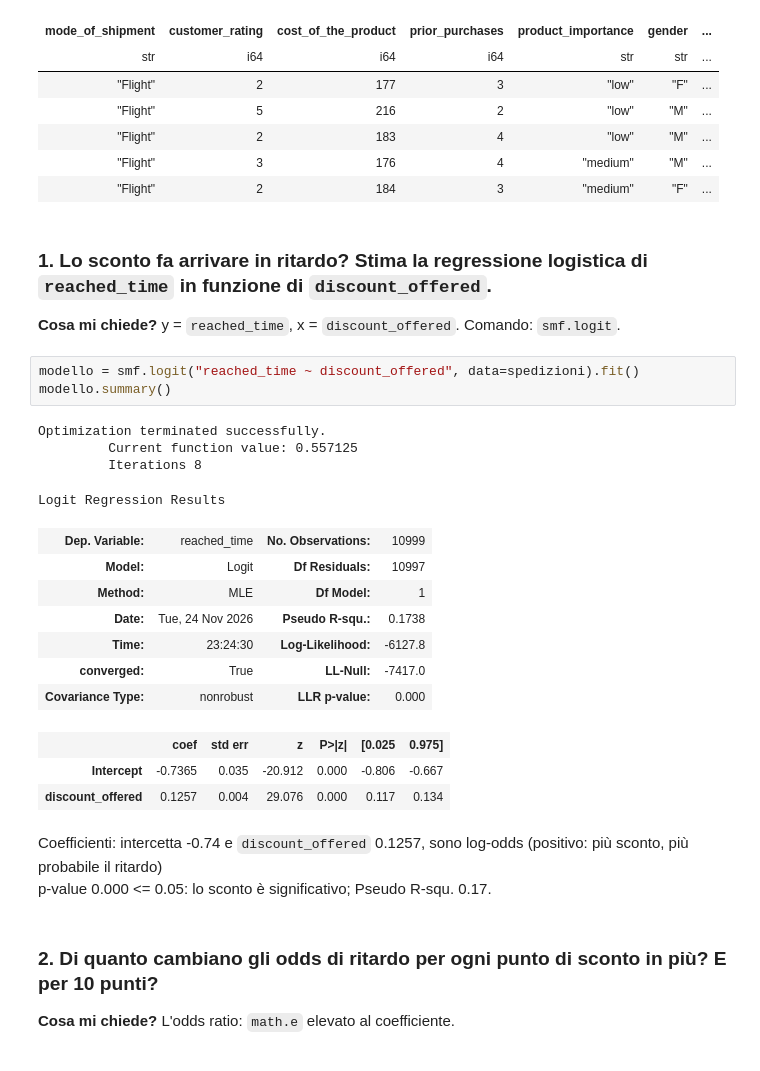
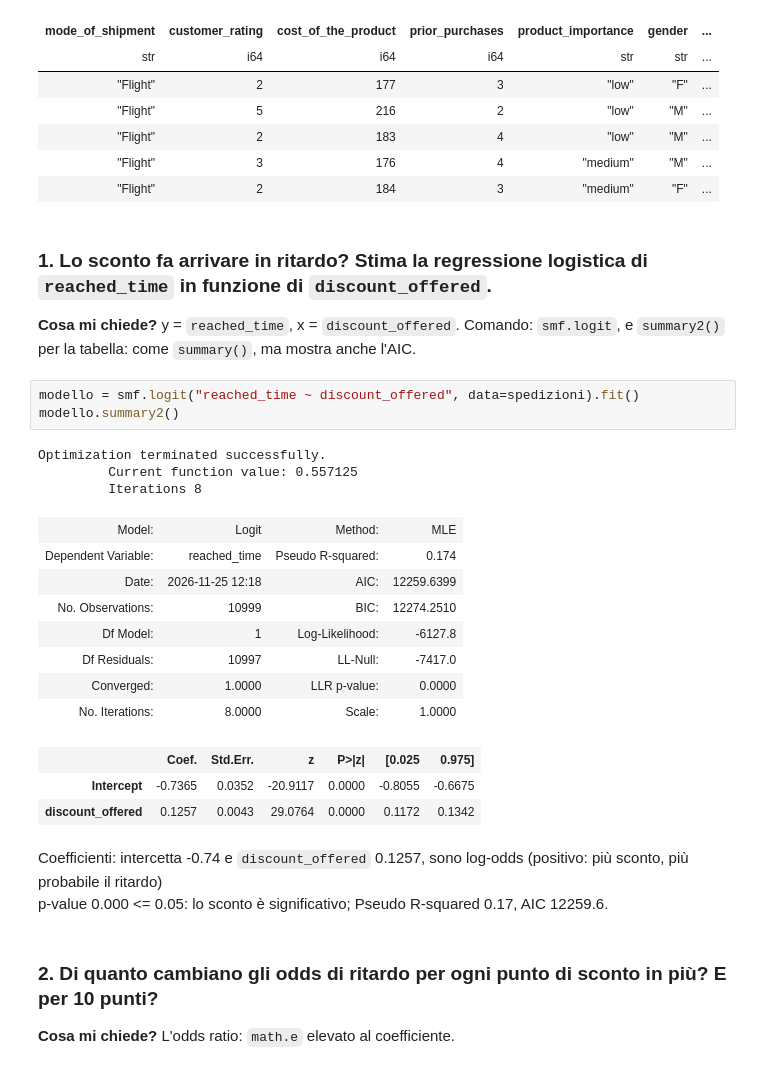
Before and after one commit to vincnardelli/msd, a Jupyter notebook: codice/3/regressione_shipping.ipynb, the cells around one changed output. Drawn from its saved outputs; the diff is of its cells as text.

```diff
--- a/codice/3/regressione_shipping.ipynb
+++ b/codice/3/regressione_shipping.ipynb
@@ -26,28 +26,28 @@ shape: (5, 9)
 # %% [markdown]
 ### 1. Lo sconto fa arrivare in ritardo? Stima la regressione logistica di `reached_time` in funzione di `discount_offered`.
 
-**Cosa mi chiede?** y = `reached_time`, x = `discount_offered`. Comando: `smf.logit`.
+**Cosa mi chiede?** y = `reached_time`, x = `discount_offered`. Comando: `smf.logit`, e `summary2()` per la tabella: come `summary()`, ma mostra anche l'AIC.
 # %%
 modello = smf.logit("reached_time ~ discount_offered", data=spedizioni).fit()
-modello.summary()
+modello.summary2()
 # %% [output]
 Optimization terminated successfully.
          Current function value: 0.557125
          Iterations 8
-Logit Regression Results
-| Dep. Variable: | reached_time | No. Observations: | 10999 |
-| Model: | Logit | Df Residuals: | 10997 |
-| Method: | MLE | Df Model: | 1 |
-| Date: | Tue, 24 Nov 2026 | Pseudo R-squ.: | 0.1738 |
-| Time: | 23:24:30 | Log-Likelihood: | -6127.8 |
-| converged: | True | LL-Null: | -7417.0 |
-| Covariance Type: | nonrobust | LLR p-value: | 0.000 |
+| Model: | Logit | Method: | MLE |
+| Dependent Variable: | reached_time | Pseudo R-squared: | 0.174 |
+| Date: | 2026-11-25 12:18 | AIC: | 12259.6399 |
+| No. Observations: | 10999 | BIC: | 12274.2510 |
+| Df Model: | 1 | Log-Likelihood: | -6127.8 |
+| Df Residuals: | 10997 | LL-Null: | -7417.0 |
+| Converged: | 1.0000 | LLR p-value: | 0.0000 |
+| No. Iterations: | 8.0000 | Scale: | 1.0000 |
-|  | coef | std err | z | P>|z| | [0.025 | 0.975] |
-| Intercept | -0.7365 | 0.035 | -20.912 | 0.000 | -0.806 | -0.667 |
-| discount_offered | 0.1257 | 0.004 | 29.076 | 0.000 | 0.117 | 0.134 |
+|  | Coef. | Std.Err. | z | P>|z| | [0.025 | 0.975] |
+| Intercept | -0.7365 | 0.0352 | -20.9117 | 0.0000 | -0.8055 | -0.6675 |
+| discount_offered | 0.1257 | 0.0043 | 29.0764 | 0.0000 | 0.1172 | 0.1342 |
 # %% [markdown]
 Coefficienti: intercetta -0.74 e `discount_offered` 0.1257, sono log-odds (positivo: più sconto, più probabile il ritardo)
-p-value 0.000 <= 0.05: lo sconto è significativo; Pseudo R-squ. 0.17.
+p-value 0.000 <= 0.05: lo sconto è significativo; Pseudo R-squared 0.17, AIC 12259.6.
 # %% [markdown]
 ### 2. Di quanto cambiano gli odds di ritardo per ogni punto di sconto in più? E per 10 punti?
 
```
Also changed, not shown: parts of 3 cells of this notebook.
